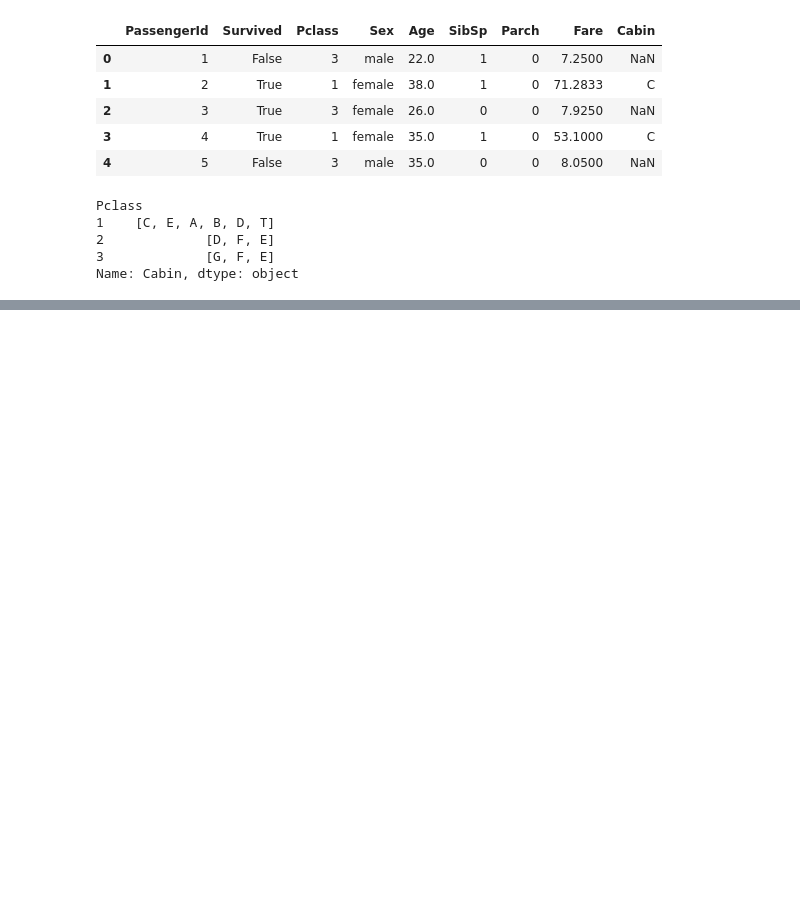
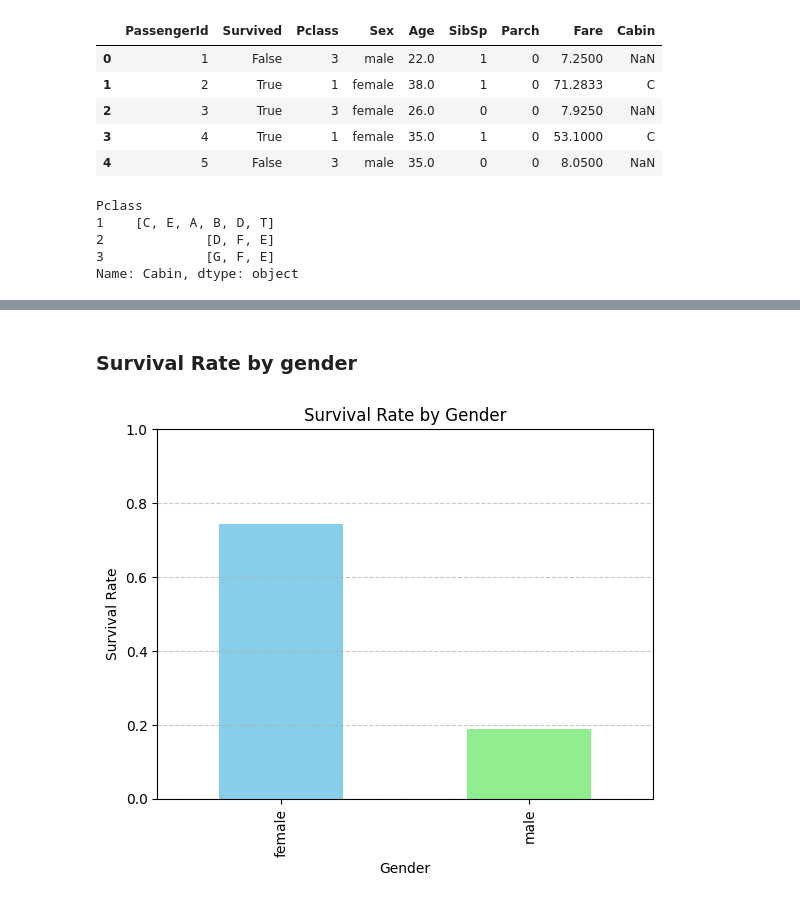
Before and after one commit to HaiderABB/titanic-survival-analysis-EDA, a Jupyter notebook: src/titanic_survival_analysis.ipynb, the cells around one changed output, grey strips where cells are left out. Cells and saved outputs as stored; diff of their text form; code cells hidden in the pictures; blank space fills up the shorter version.

```diff
--- a/src/titanic_survival_analysis.ipynb
+++ b/src/titanic_survival_analysis.ipynb
@@ -175,0 +225,15 @@ Name: Cabin, dtype: object
+# %% [markdown]
+### Survival Rate by gender
+# %%
+survival_rate_by_gender = df.groupby('Sex')['Survived'].mean()
+
+
+survival_rate_by_gender.plot(kind='bar', color=['skyblue', 'lightgreen'])
+plt.title('Survival Rate by Gender')
+plt.xlabel('Gender')
+plt.ylabel('Survival Rate')
+plt.ylim(0, 1)
+plt.grid(axis='y', linestyle='--', alpha=0.7)
+plt.show()
+# %% [output]
+[figure, added]
```
Also changed, not shown: parts of 8 cells of this notebook.
